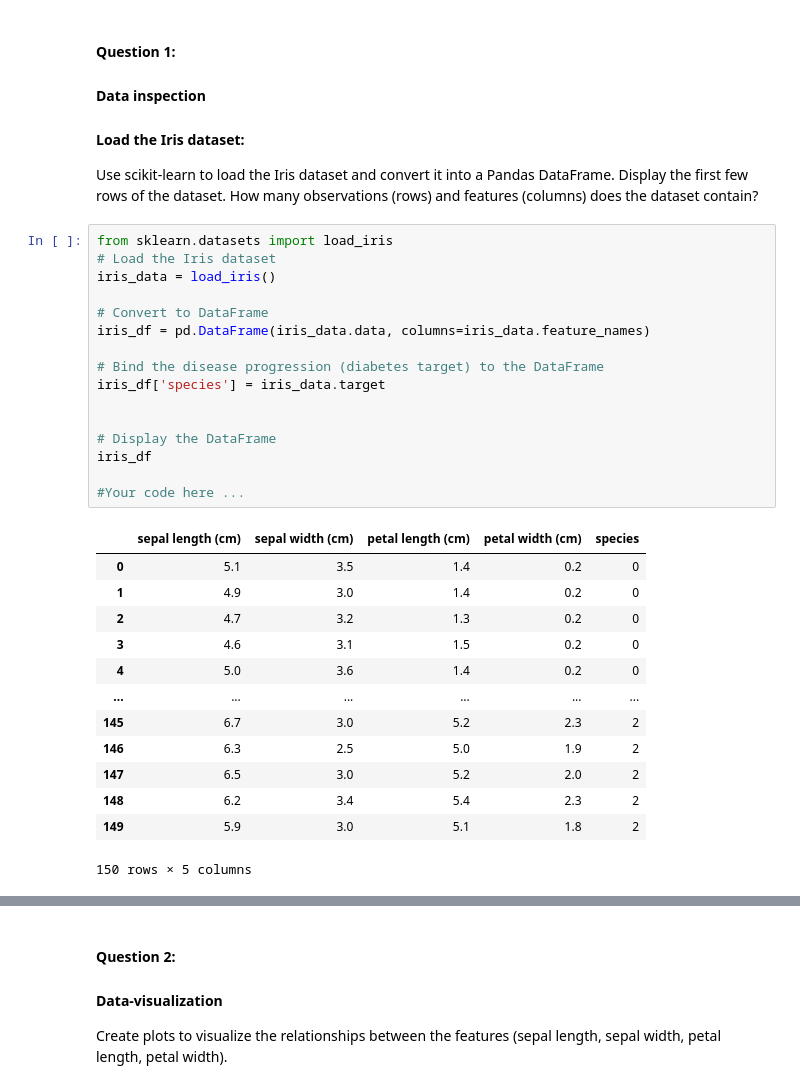
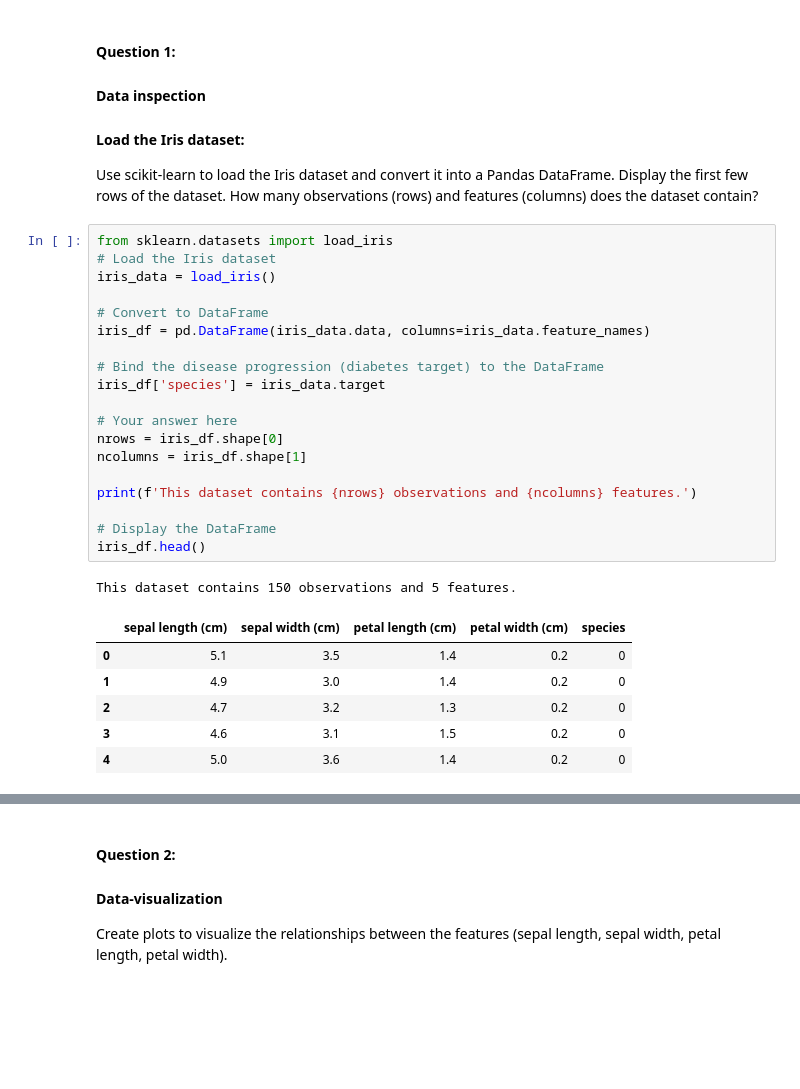
Before and after one commit to fbastos231/applying_statistical_concepts, a Jupyter notebook: 02_activities/assignments/assignment_3.ipynb, the cells around one changed output, grey strips where cells are left out. Drawn from its saved outputs; the diff is of its cells as text; blank space fills up the shorter version.

```diff
--- a/02_activities/assignments/assignment_3.ipynb
+++ b/02_activities/assignments/assignment_3.ipynb
@@ -43,30 +43,27 @@ Display the first few rows of the dataset. How many observations (rows) and feat
 # %%
 from sklearn.datasets import load_iris
 # Load the Iris dataset
 iris_data = load_iris()
 
 # Convert to DataFrame
 iris_df = pd.DataFrame(iris_data.data, columns=iris_data.feature_names)
 
 # Bind the disease progression (diabetes target) to the DataFrame
 iris_df['species'] = iris_data.target
 
+# Your answer here
+nrows = iris_df.shape[0]
+ncolumns = iris_df.shape[1]
+
+print(f'This dataset contains {nrows} observations and {ncolumns} features.')
 
 # Display the DataFrame
-iris_df
-
-#Your code here ...
+iris_df.head()
 # %% [output]
+This dataset contains 150 observations and 5 features.
 |  | sepal length (cm) | sepal width (cm) | petal length (cm) | petal width (cm) | species |
 | 0 | 5.1 | 3.5 | 1.4 | 0.2 | 0 |
 | 1 | 4.9 | 3.0 | 1.4 | 0.2 | 0 |
 | 2 | 4.7 | 3.2 | 1.3 | 0.2 | 0 |
 | 3 | 4.6 | 3.1 | 1.5 | 0.2 | 0 |
 | 4 | 5.0 | 3.6 | 1.4 | 0.2 | 0 |
-| ... | ... | ... | ... | ... | ... |
-| 145 | 6.7 | 3.0 | 5.2 | 2.3 | 2 |
-| 146 | 6.3 | 2.5 | 5.0 | 1.9 | 2 |
-| 147 | 6.5 | 3.0 | 5.2 | 2.0 | 2 |
-| 148 | 6.2 | 3.4 | 5.4 | 2.3 | 2 |
-| 149 | 5.9 | 3.0 | 5.1 | 1.8 | 2 |
-150 rows × 5 columns
```
Also changed, not shown: parts of 8 cells of this notebook.
